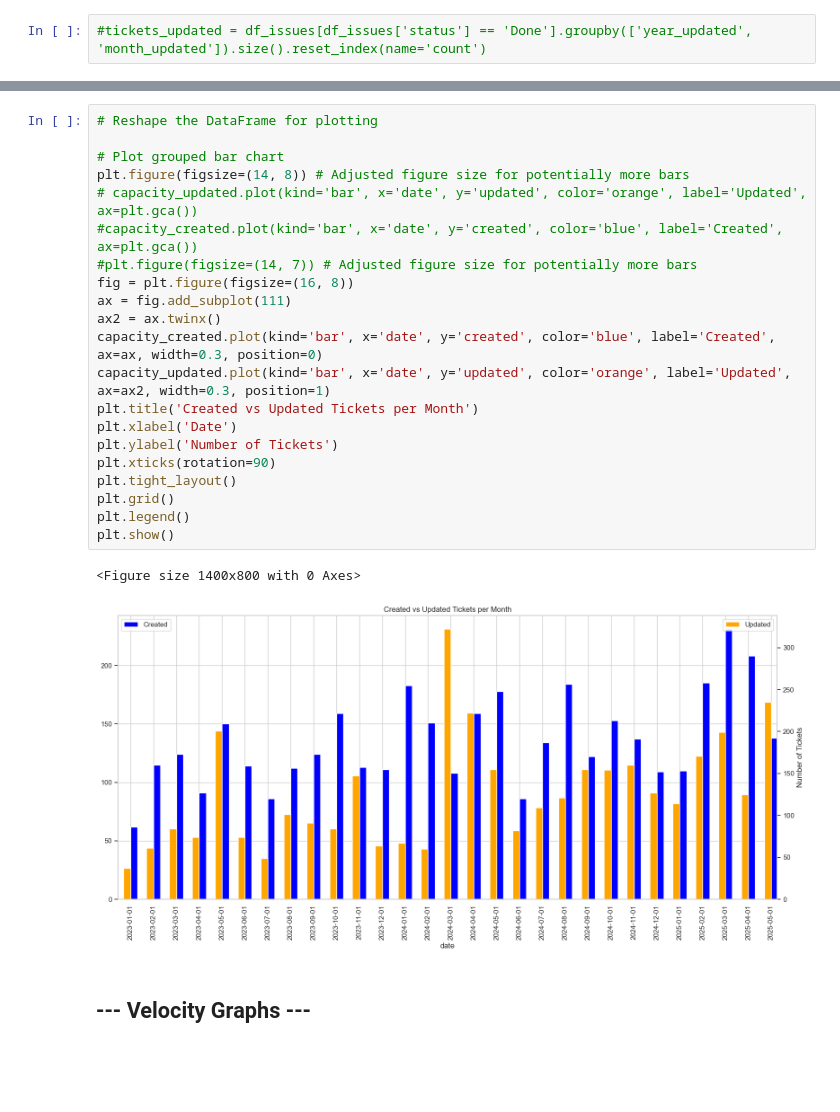
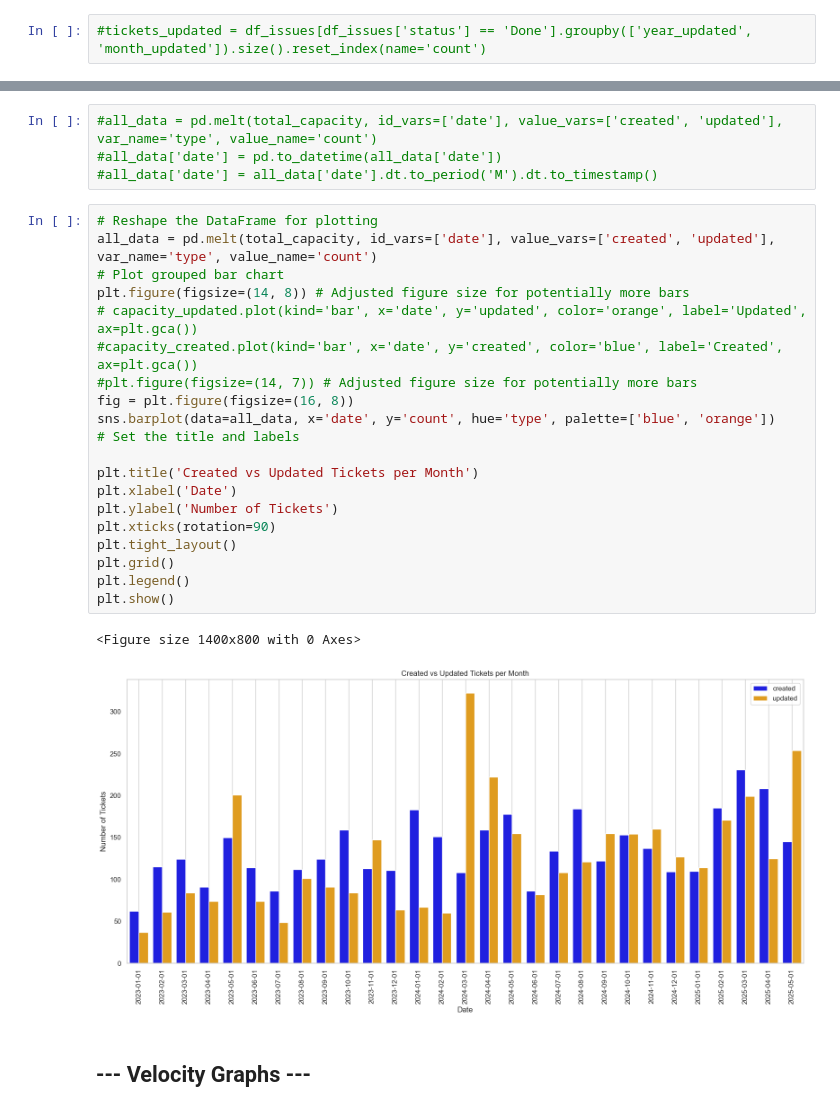
Before and after one commit to jorgeerodriguez/Jira, a Jupyter notebook: Jira.ipynb, the cells around one changed output, grey strips where cells are left out. Saved outputs shown, nothing was run; the diff lists cells and outputs as text; blank space fills up the shorter version.

```diff
--- a/Jira.ipynb
+++ b/Jira.ipynb
@@ -1341,27 +1255,30 @@ total_capacity
+# %%
+#all_data = pd.melt(total_capacity, id_vars=['date'], value_vars=['created', 'updated'], var_name='type', value_name='count')
+#all_data['date'] = pd.to_datetime(all_data['date'])
+#all_data['date'] = all_data['date'].dt.to_period('M').dt.to_timestamp()
 # %%
 # Reshape the DataFrame for plotting
-
+all_data = pd.melt(total_capacity, id_vars=['date'], value_vars=['created', 'updated'], var_name='type', value_name='count')
 # Plot grouped bar chart
 plt.figure(figsize=(14, 8)) # Adjusted figure size for potentially more bars
 # capacity_updated.plot(kind='bar', x='date', y='updated', color='orange', label='Updated', ax=plt.gca())
 #capacity_created.plot(kind='bar', x='date', y='created', color='blue', label='Created', ax=plt.gca())
 #plt.figure(figsize=(14, 7)) # Adjusted figure size for potentially more bars
 fig = plt.figure(figsize=(16, 8))
-ax = fig.add_subplot(111)
-ax2 = ax.twinx()
-capacity_created.plot(kind='bar', x='date', y='created', color='blue', label='Created', ax=ax, width=0.3, position=0)
-capacity_updated.plot(kind='bar', x='date', y='updated', color='orange', label='Updated', ax=ax2, width=0.3, position=1)
+sns.barplot(data=all_data, x='date', y='count', hue='type', palette=['blue', 'orange'])
+# Set the title and labels
+
 plt.title('Created vs Updated Tickets per Month')
 plt.xlabel('Date')
 plt.ylabel('Number of Tickets')
 plt.xticks(rotation=90)
 plt.tight_layout()
 plt.grid()
 plt.legend()
 plt.show()
 # %% [output]
 <Figure size 1400x800 with 0 Axes>
-[figure, old version]
+[figure, new version]
 # %% [markdown]
 ## --- Velocity Graphs ---
 # %%
```
Also changed, not shown: parts of 29 cells of this notebook, 3 other files.
